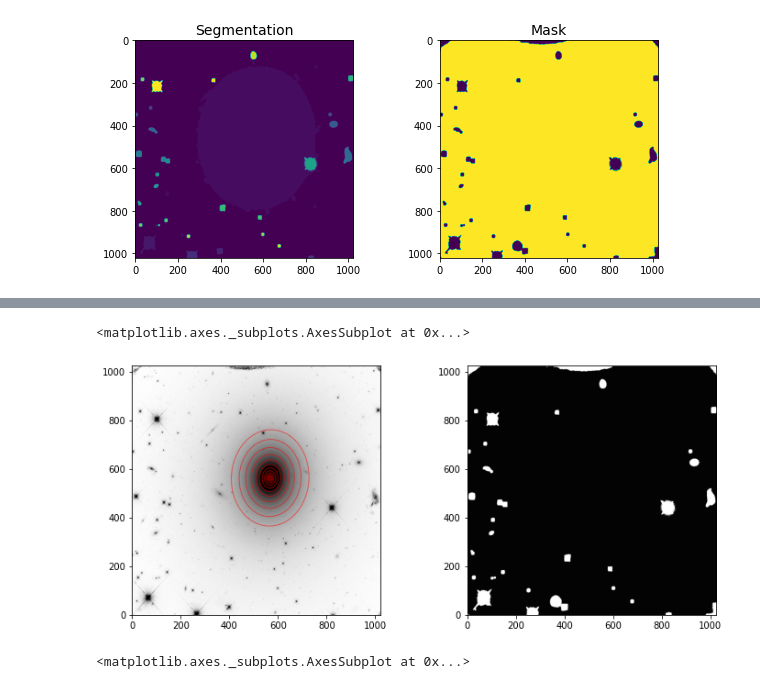
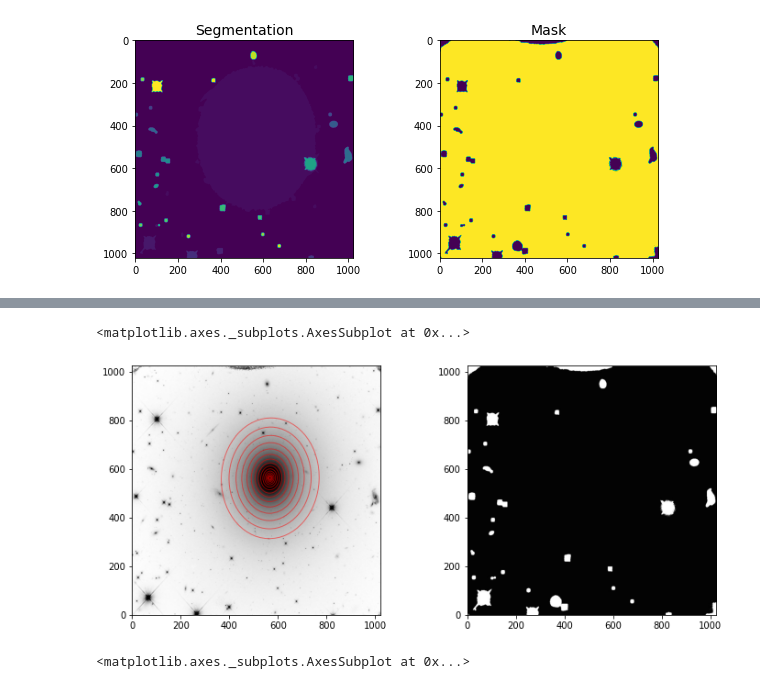
Before and after one commit to ekourkchi/old-SBF, a Jupyter notebook: User_Interface.ipynb, the cells around one changed output, grey strips where cells are left out. Drawn from its saved outputs; the diff is of its cells as text; code cells hidden in the pictures.

```diff
--- a/User_Interface.ipynb
+++ b/User_Interface.ipynb
@@ -170,7 +213,7 @@ fig, (ax1, ax2) = plt.subplots(1, 2, figsize=(12,5))
 
 
 r0 = 3              # pixel
-c_kron = 2      # Kron radius factor
+c_kron = 2.5     # Kron radius factor
 k = 15
 sky_factor = 0.9    # always less than one
 
@@ -178,10 +221,11 @@ r1 = obj.outerR(c_kron)
 nr = int(np.round(r1/k))
 sky = int(sky_factor*obj.sky_med)
 
+## input mask. Usually mask = 1 or any value chosen for the initial mask from the previous cell
+## since we have not specify the model number, the generated model takes a value of `0`
 msg = obj.elliprof(r0, r1, nr=nr, sky=sky, niter=10, options="", mask=1)
 
-n_cross = Xellipses(obj.list_ellipses(model=0))
-
+## Calculating the number of crossing ellipses, the generated model = 0, from previous linen_cross = Xellipses(obj.list_ellipses(model=0))
 obj.tv(options="log", ax=ax1)
 obj.plot_ellipse(model=0, ax=ax1, alpha=0.5, linewidth=1, edgecolor='r', facecolor='none')
 
@@ -203,5 +247,5 @@ Wall time: 875 ms
 <matplotlib.axes._subplots.AxesSubplot at 0x...>
-[figure, old version]
+[figure, new version]
 # %%
 r0 = 7   # pixels
 r1 = obj.outerR(3)   # *kron_radius
```
Also changed, not shown: parts of 10 cells of this notebook.
